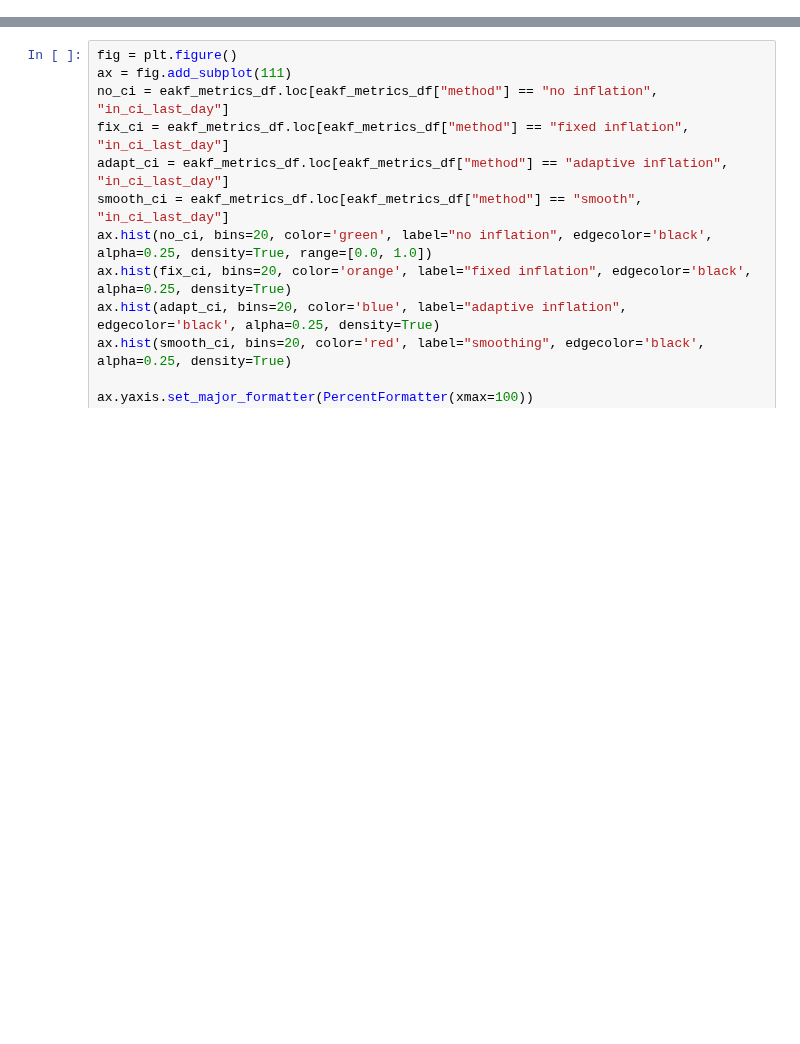
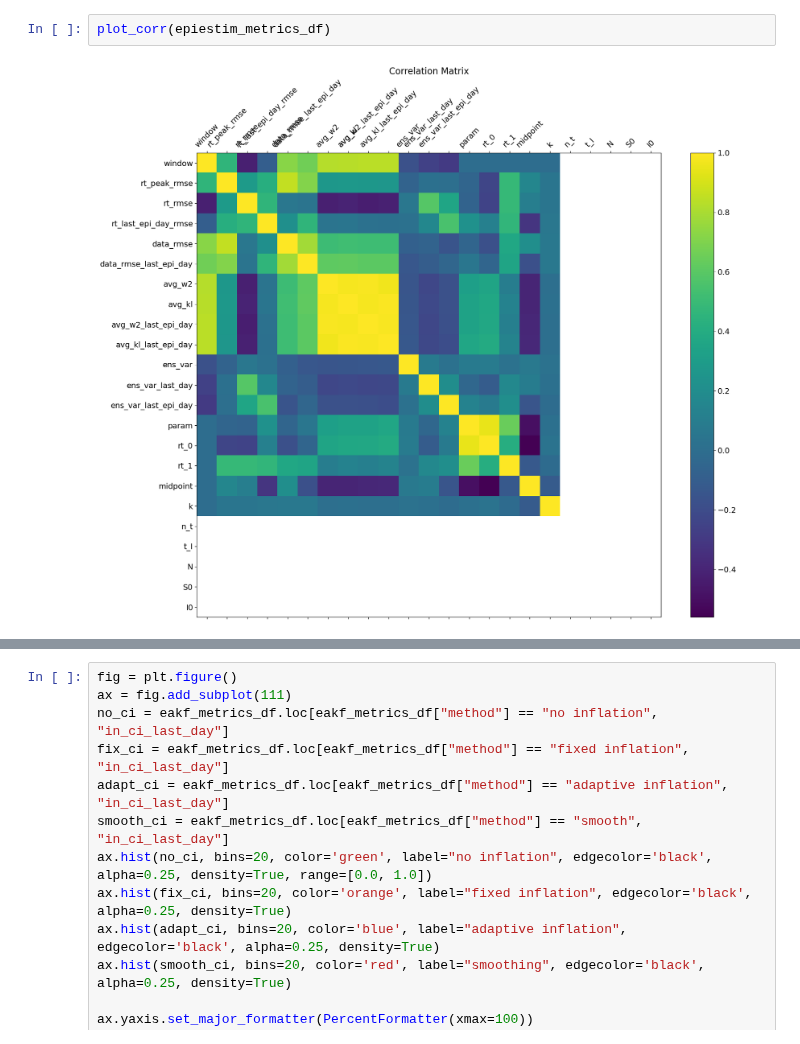
Before and after one commit to hwunrow/epykalman, a Jupyter notebook: src/epyfilter/c2b2/Untitled.ipynb, the cells around one changed output, grey strips where cells are left out. Cells and saved outputs as stored; diff of their text form; blank space fills up the shorter version.

```diff
--- a/src/epyfilter/c2b2/Untitled.ipynb
+++ b/src/epyfilter/c2b2/Untitled.ipynb
@@ -87,0 +123,4 @@ epiestim_metrics_df[['window', 'rt_peak_rmse', 'rt_rmse', 'rt_last_epi_day_rmse'
+# %%
+plot_corr(epiestim_metrics_df)
+# %% [output]
+[figure, added]
```
Also changed, not shown: parts of 16 cells of this notebook.
